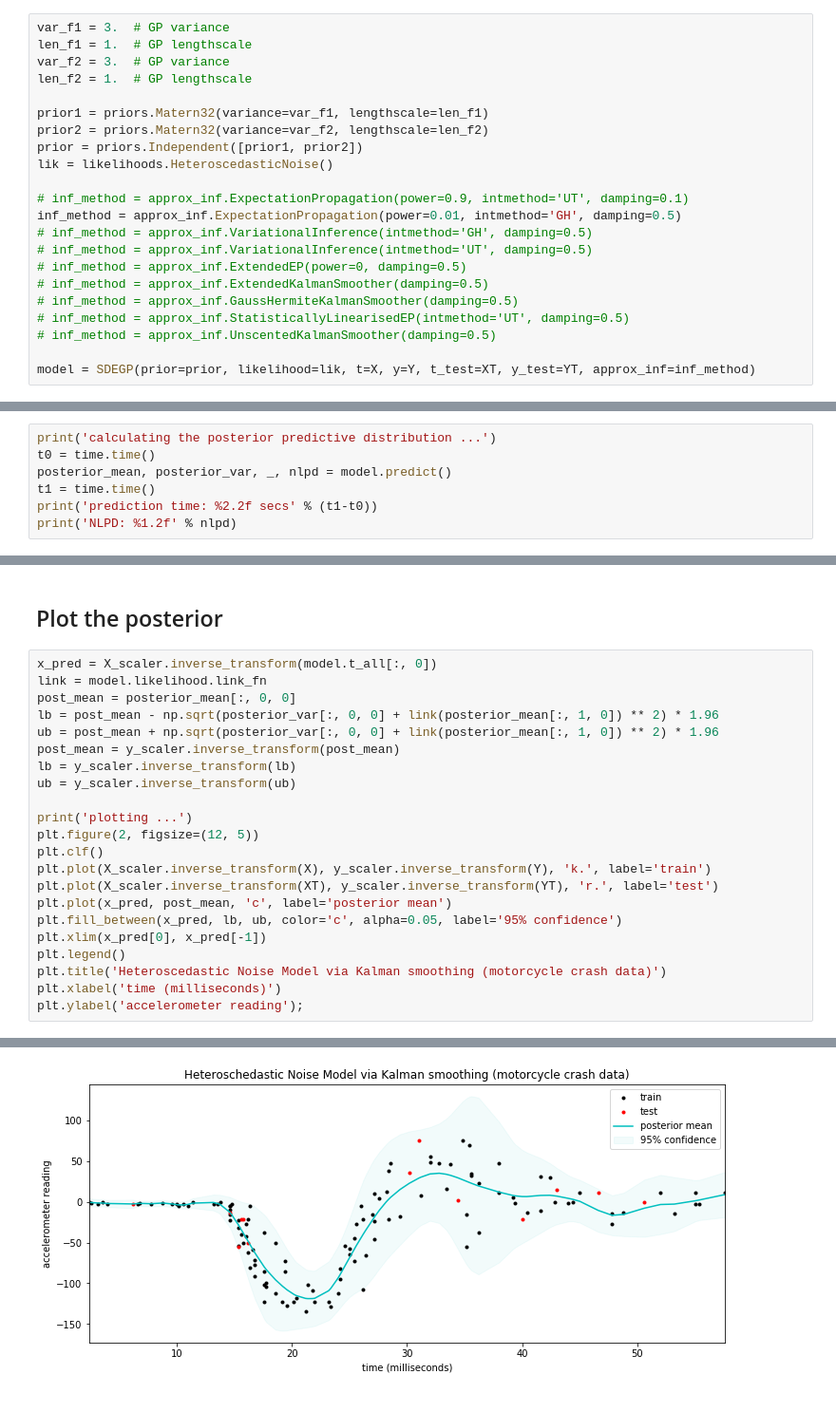
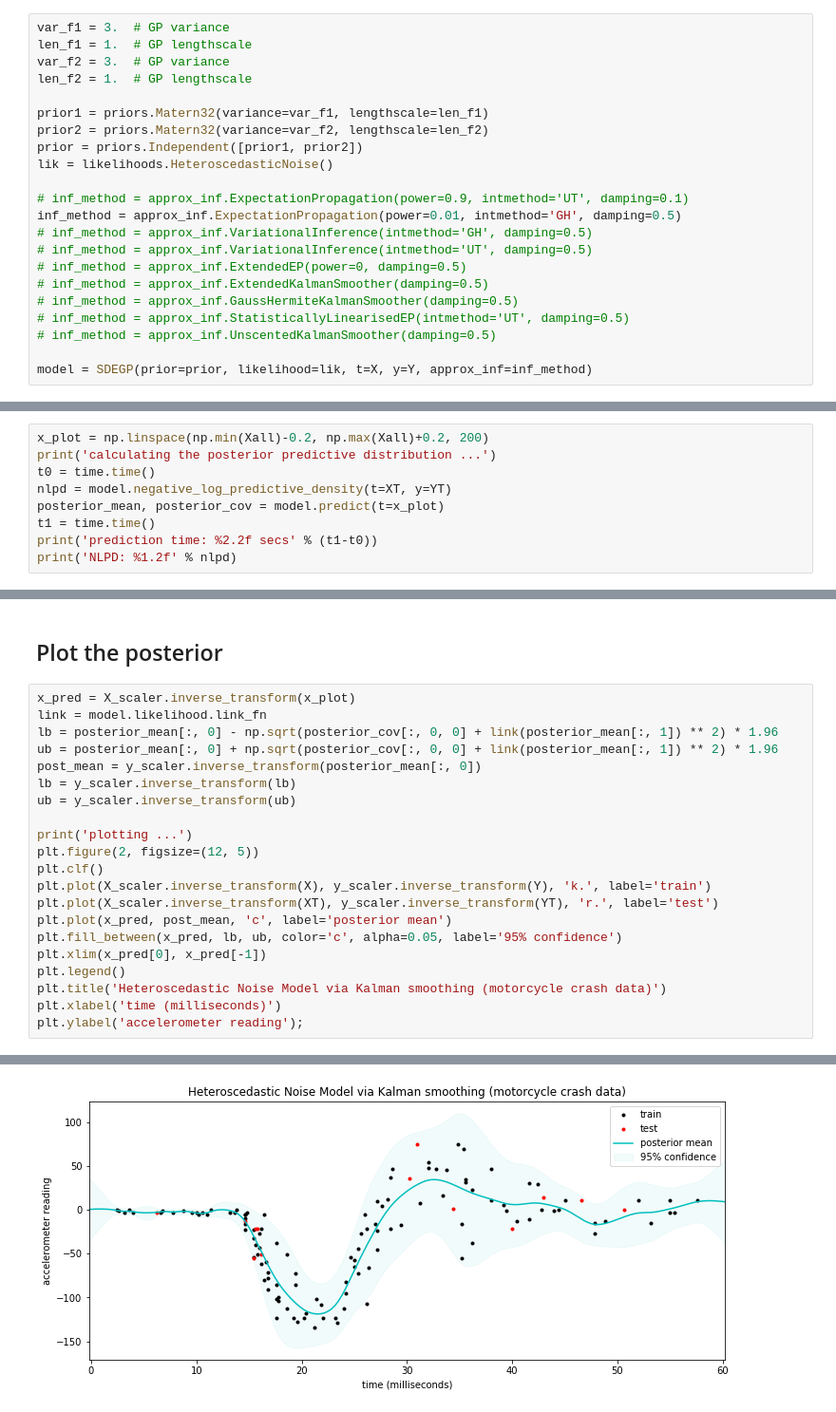
Before and after one commit to AaltoML/kalman-jax, a Jupyter notebook: kalmanjax/notebooks/heteroscedastic_noise.ipynb, the cells around one changed output, grey strips where cells are left out. Shown at 95% size. Cells and saved outputs as stored; diff of their text form.

```diff
--- a/kalmanjax/notebooks/heteroscedastic_noise.ipynb
+++ b/kalmanjax/notebooks/heteroscedastic_noise.ipynb
@@ -83,7 +83,7 @@ inf_method = approx_inf.ExpectationPropagation(power=0.01, intmethod='GH', dampi
 # inf_method = approx_inf.StatisticallyLinearisedEP(intmethod='UT', damping=0.5)
 # inf_method = approx_inf.UnscentedKalmanSmoother(damping=0.5)
 
-model = SDEGP(prior=prior, likelihood=lik, t=X, y=Y, t_test=XT, y_test=YT, approx_inf=inf_method)
+model = SDEGP(prior=prior, likelihood=lik, t=X, y=Y, approx_inf=inf_method)
 # %% [output]
 building SDE-GP with Independent prior and Heteroscedastic Noise likelihood ...
 inference method is Expectation Propagation (EP)
@@ -143,9 +143,11 @@ optimisation time: 22.27 secs
 # %% [markdown]
 ## Make predictions
 # %%
+x_plot = np.linspace(np.min(Xall)-0.2, np.max(Xall)+0.2, 200)
 print('calculating the posterior predictive distribution ...')
 t0 = time.time()
-posterior_mean, posterior_var, _, nlpd = model.predict()
+nlpd = model.negative_log_predictive_density(t=XT, y=YT)
+posterior_mean, posterior_cov = model.predict(t=x_plot)
 t1 = time.time()
 print('prediction time: %2.2f secs' % (t1-t0))
 print('NLPD: %1.2f' % nlpd)
@@ -156,27 +158,26 @@ NLPD: 0.36
 # %% [markdown]
 ## Plot the posterior
 # %%
-x_pred = X_scaler.inverse_transform(model.t_all[:, 0])
+x_pred = X_scaler.inverse_transform(x_plot)
 link = model.likelihood.link_fn
-post_mean = posterior_mean[:, 0, 0]
-lb = post_mean - np.sqrt(posterior_var[:, 0, 0] + link(posterior_mean[:, 1, 0]) ** 2) * 1.96
-ub = post_mean + np.sqrt(posterior_var[:, 0, 0] + link(posterior_mean[:, 1, 0]) ** 2) * 1.96
-post_mean = y_scaler.inverse_transform(post_mean)
+lb = posterior_mean[:, 0] - np.sqrt(posterior_cov[:, 0, 0] + link(posterior_mean[:, 1]) ** 2) * 1.96
+ub = posterior_mean[:, 0] + np.sqrt(posterior_cov[:, 0, 0] + link(posterior_mean[:, 1]) ** 2) * 1.96
+post_mean = y_scaler.inverse_transform(posterior_mean[:, 0])
 lb = y_scaler.inverse_transform(lb)
 ub = y_scaler.inverse_transform(ub)
 
 print('plotting ...')
 plt.figure(2, figsize=(12, 5))
 plt.clf()
 plt.plot(X_scaler.inverse_transform(X), y_scaler.inverse_transform(Y), 'k.', label='train')
 plt.plot(X_scaler.inverse_transform(XT), y_scaler.inverse_transform(YT), 'r.', label='test')
 plt.plot(x_pred, post_mean, 'c', label='posterior mean')
 plt.fill_between(x_pred, lb, ub, color='c', alpha=0.05, label='95% confidence')
 plt.xlim(x_pred[0], x_pred[-1])
 plt.legend()
 plt.title('Heteroscedastic Noise Model via Kalman smoothing (motorcycle crash data)')
 plt.xlabel('time (milliseconds)')
 plt.ylabel('accelerometer reading');
 # %% [output]
 plotting ...
-[figure, old version]
+[figure, new version]
```
Also changed, not shown: parts of 3 cells of this notebook, 21 other files.
